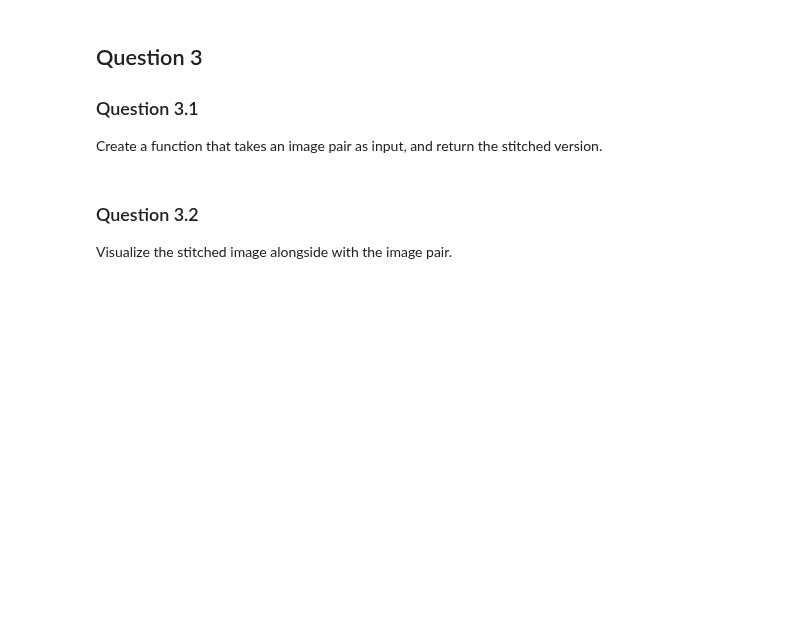
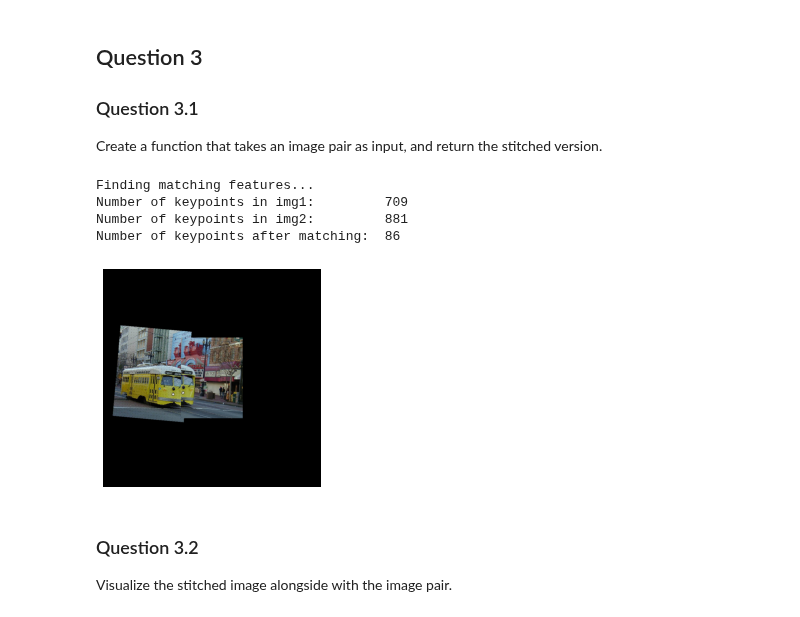
Before and after one commit to joangog/computer-vision-1, a Jupyter notebook: lab4/13486578_12167320_14334739.ipynb, the cells around one changed output. Drawn from its saved outputs; the diff is of its cells as text; code cells hidden in the pictures; blank space fills up the shorter version.

```diff
--- a/lab4/13486578_12167320_14334739.ipynb
+++ b/lab4/13486578_12167320_14334739.ipynb
@@ -599,23 +606,29 @@ def stitchImages(img1, img2, N):
 # %%
 img1_path = "left.jpg"
 img2_path = "right.jpg"
 
 # Load images
 img1 = cv2.imread(img1_path)
 img2 = cv2.imread(img2_path)
 
 # Note: OpenCV uses BGR instead of RGB
 img1 = cv2.cvtColor(img1, cv2.COLOR_BGR2RGB)
 img2 = cv2.cvtColor(img2, cv2.COLOR_BGR2RGB)
 
 # Stitch images
-N_iterations = 0 # Select based on your previous findings.
+N_iterations = 20  # Select based on your previous findings.
 stitchedImage = stitchImages(img1, img2, N_iterations)
 
 plt.imshow(stitchedImage)
 plt.axis('off')
 plt.show()
 plt.close()
+# %% [output]
+Finding matching features...
+Number of keypoints in img1:         709
+Number of keypoints in img2:         881
+Number of keypoints after matching:  86
+[figure, added]
 # %% [markdown]
 ### Question 3.2
 Visualize the stitched image alongside with the image pair.
```
Also changed, not shown: parts of 7 cells of this notebook.
